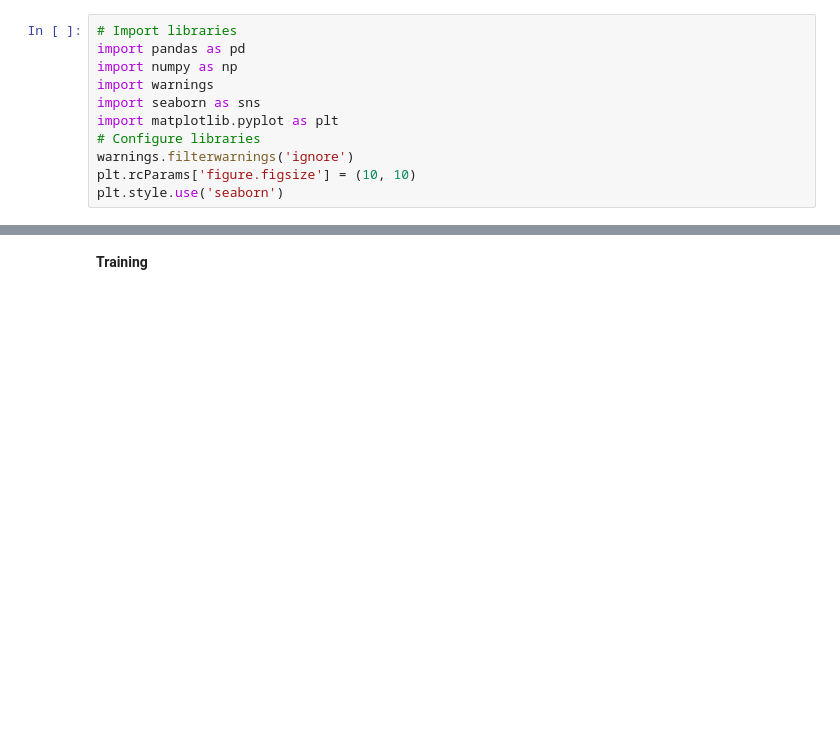
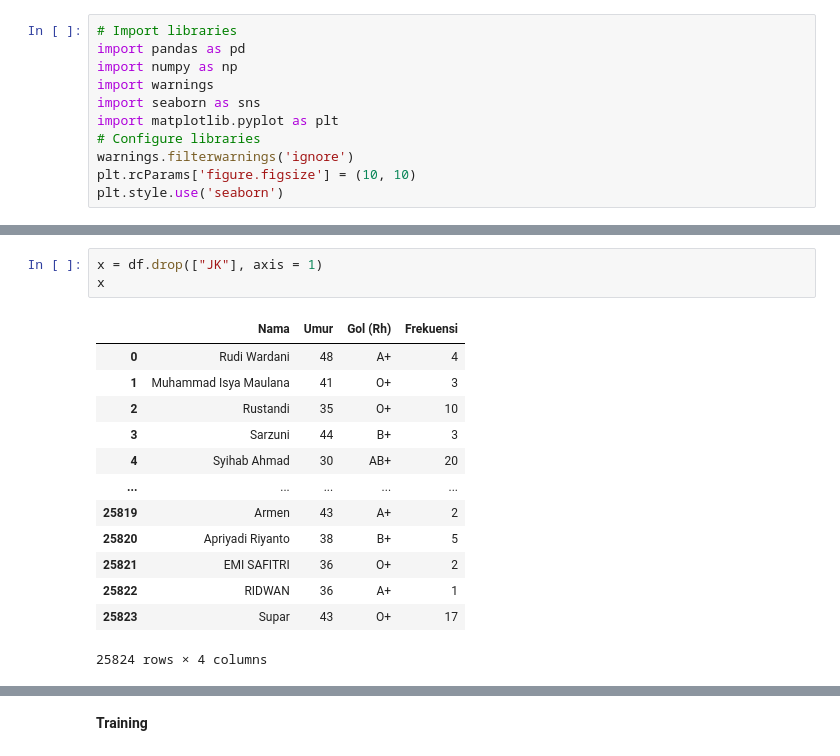
Before and after one commit to ds-dti/DS02_05_Attrition-Employee-Prediction, a Jupyter notebook: pre_processing.ipynb, the cells around one changed output, grey strips where cells are left out. Drawn from its saved outputs; the diff is of its cells as text; blank space fills up the shorter version.

```diff
--- a/pre_processing.ipynb
+++ b/pre_processing.ipynb
@@ -58,0 +103,17 @@ Index(['No', 'ID', 'Nama', 'Umur', 'Gol (Rh)', 'JK', 'Frekuensi'], dtype='object
+# %%
+x = df.drop(["JK"], axis = 1)
+x
+# %% [output]
+|  | Nama | Umur | Gol (Rh) | Frekuensi |
+| 0 | Rudi Wardani | 48 | A+ | 4 |
+| 1 | Muhammad Isya Maulana | 41 | O+ | 3 |
+| 2 | Rustandi | 35 | O+ | 10 |
+| 3 | Sarzuni | 44 | B+ | 3 |
+| 4 | Syihab Ahmad | 30 | AB+ | 20 |
+| ... | ... | ... | ... | ... |
+| 25819 | Armen | 43 | A+ | 2 |
+| 25820 | Apriyadi Riyanto | 38 | B+ | 5 |
+| 25821 | EMI SAFITRI | 36 | O+ | 2 |
+| 25822 | RIDWAN | 36 | A+ | 1 |
+| 25823 | Supar | 43 | O+ | 17 |
+25824 rows × 4 columns
```
Also changed, not shown: parts of 10 cells of this notebook.
